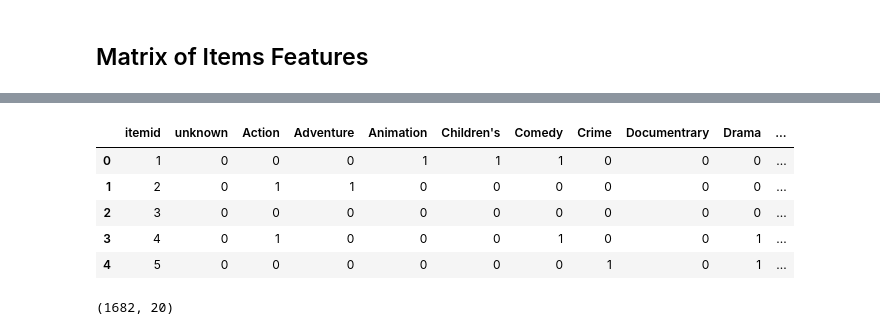
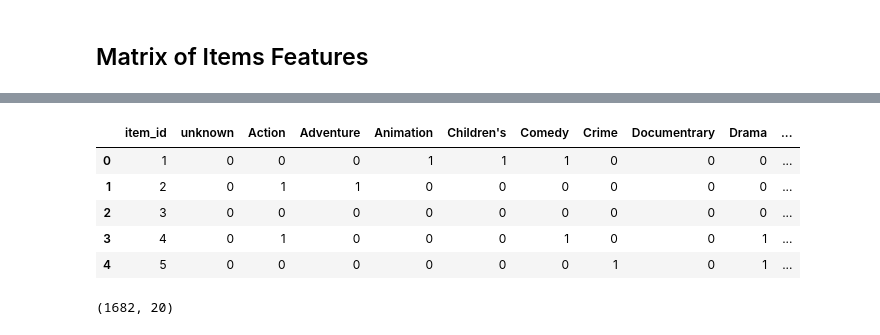
Before and after one commit to Recommendation-System-Project/Recommendation-system, a Jupyter notebook: IPS_New.ipynb, the cells around one changed output, grey strips where cells are left out. Saved outputs shown, nothing was run; the diff lists cells and outputs as text; code cells hidden in the pictures.

```diff
--- a/IPS_New.ipynb
+++ b/IPS_New.ipynb
@@ -202,13 +202,13 @@ items.head()
 | 3 | 4 | Get Shorty (1995) | 01-Jan-1995 | NaN | http://us.imdb.com/M/title-exact?... | 0 | 1 | 0 | ... |
 | 4 | 5 | Copycat (1995) | 01-Jan-1995 | NaN | http://us.imdb.com/M/title-exact?... | 0 | 0 | 0 | ... |
 # %%
-items_matrix = items[['itemid', 'unknown', 'Action', 'Adventure', 'Animation',
+items_matrix = items[['item_id', 'unknown', 'Action', 'Adventure', 'Animation',
                      'Children\'s', 'Comedy', 'Crime', 'Documentrary', 'Drama',
                      'Fatasy', 'Film-Noir', 'Horror', 'Musical', 'Mystery',
                      'Romance', 'Sci-Fi', 'Thriller', 'War', 'Western']]
 items_matrix.head()
 # %% [output]
-|  | itemid | unknown | Action | Adventure | Animation | Children's | Comedy | Crime | Documentrary | Drama | ... |
+|  | item_id | unknown | Action | Adventure | Animation | Children's | Comedy | Crime | Documentrary | Drama | ... |
 | 0 | 1 | 0 | 0 | 0 | 1 | 1 | 1 | 0 | 0 | 0 | ... |
 | 1 | 2 | 0 | 1 | 1 | 0 | 0 | 0 | 0 | 0 | 0 | ... |
 | 2 | 3 | 0 | 0 | 0 | 0 | 0 | 0 | 0 | 0 | 0 | ... |
```
Also changed, not shown: parts of 12 cells of this notebook.
